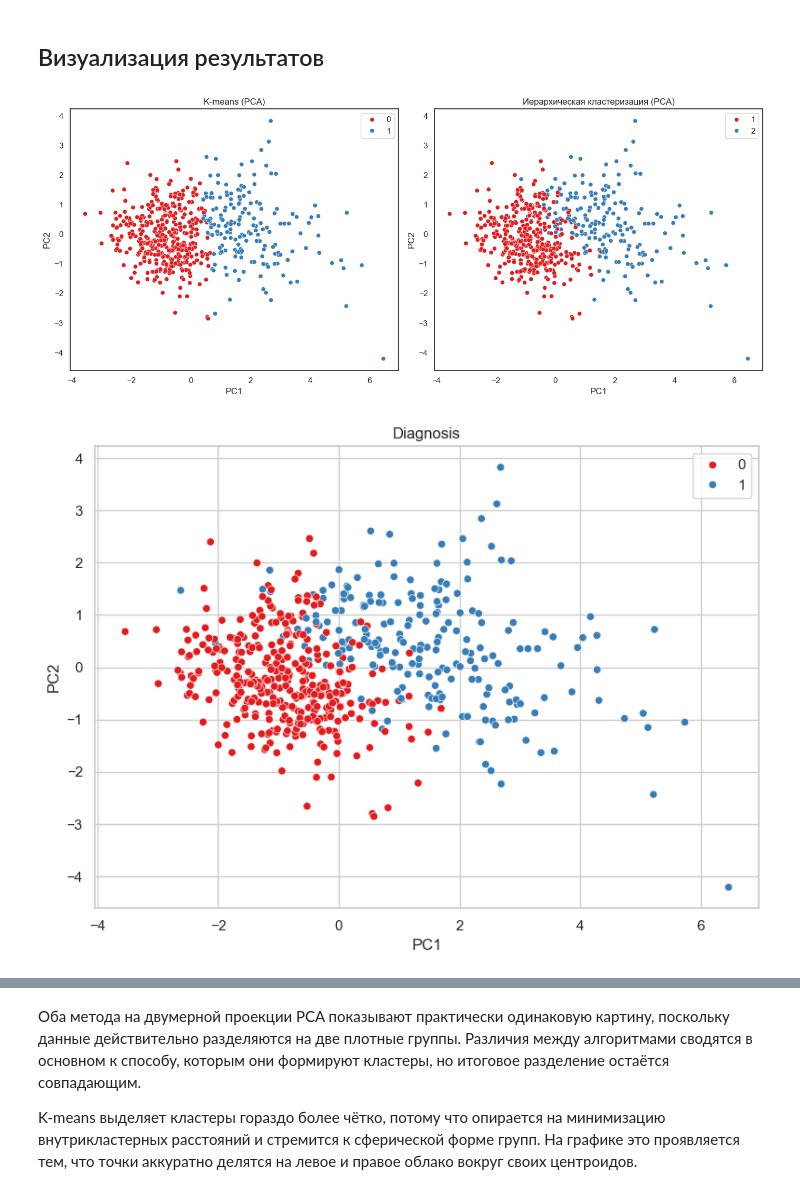
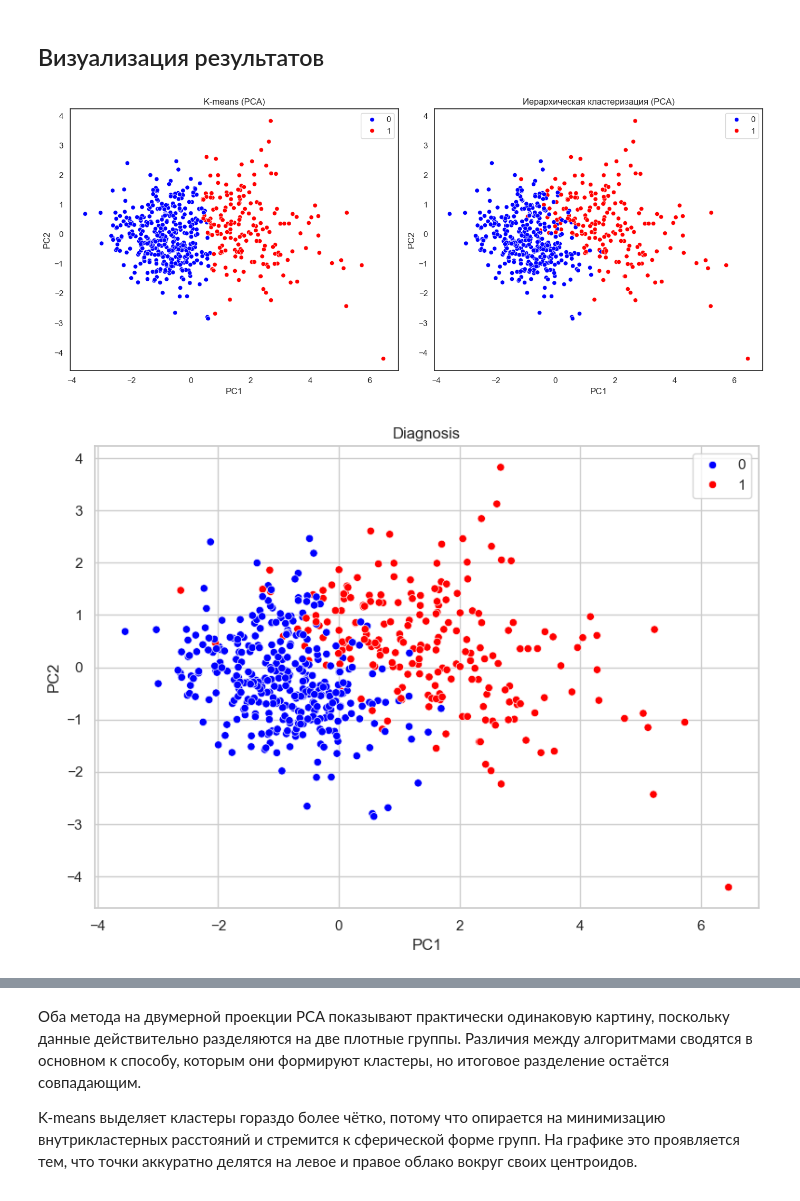
Before and after one commit to alino4ka554/L4_AISystems, a Jupyter notebook: clustering.ipynb, the cells around one changed output, grey strips where cells are left out. Drawn from its saved outputs; the diff is of its cells as text; code cells hidden in the pictures.

```diff
--- a/clustering.ipynb
+++ b/clustering.ipynb
@@ -410,6 +571,13 @@ plt.show()
 kmeans = KMeans(n_clusters=2, random_state=42)
 labels_kmn = kmeans.fit_predict(df_scaled)
 
-labels_hier = fcluster(Z, 2, criterion='maxclust')
+hier = AgglomerativeClustering(n_clusters=2, linkage='ward', metric='euclidean')
+labels_hier = hier.fit_predict(df_scaled)
+
+def swap_0_and_1(labels):
+    return 1 - np.array(labels)
+
+# Применение
+labels_hier = swap_0_and_1(labels_hier)
 # %%
 import numpy as np
@@ -631,52 +954,49 @@ from sklearn.decomposition import PCA
 pca = PCA(n_components=2)
 X_pca = pca.fit_transform(df_scaled)
 
+palette_custom = {0: "blue", 1: "red"}
+
 fig, axes = plt.subplots(1, 2, figsize=(14, 6))
-
 sns.set(style="whitegrid")
 
 sns.scatterplot(x=X_pca[:, 0], y=X_pca[:, 1],
                 hue=labels_kmn,
-                palette='Set1',
+                palette=palette_custom,
                 ax=axes[0],
                 legend='full')
 axes[0].set_title('K-means (PCA)')
 axes[0].set_xlabel('PC1')
 axes[0].set_ylabel('PC2')
 
 sns.scatterplot(x=X_pca[:, 0], y=X_pca[:, 1],
                 hue=labels_hier,
-                palette='Set1',
+                palette=palette_custom,
                 ax=axes[1],
                 legend='full')
 axes[1].set_title('Иерархическая кластеризация (PCA)')
 axes[1].set_xlabel('PC1')
 axes[1].set_ylabel('PC2')
 plt.tight_layout()
 plt.show()
-import matplotlib.pyplot as plt
-import seaborn as sns
-
-fig, ax = plt.subplots(1, 1, figsize=(8, 6))
-
+palette_true = {0: "blue", 1: "red"}  # 0 = доброкачественные, 1 = злокачественные
+fig, ax = plt.subplots(figsize=(8, 6))  # создаём фигуру и оси
 sns.scatterplot(
     x=X_pca[:, 0],
     y=X_pca[:, 1],
     hue=y_true,
-    palette='Set1',
+    palette=palette_true,
     ax=ax,
     legend='full'
 )
-
 ax.set_title('Diagnosis')
 ax.set_xlabel('PC1')
 ax.set_ylabel('PC2')
 
 plt.tight_layout()
 plt.show()
 # %% [output]
-[figure, old version]
+[figure, new version]
-[figure, old version]
+[figure, new version]
 # %%
 from sklearn.metrics import rand_score, pair_confusion_matrix
 
```
Also changed, not shown: parts of 15 cells of this notebook.
